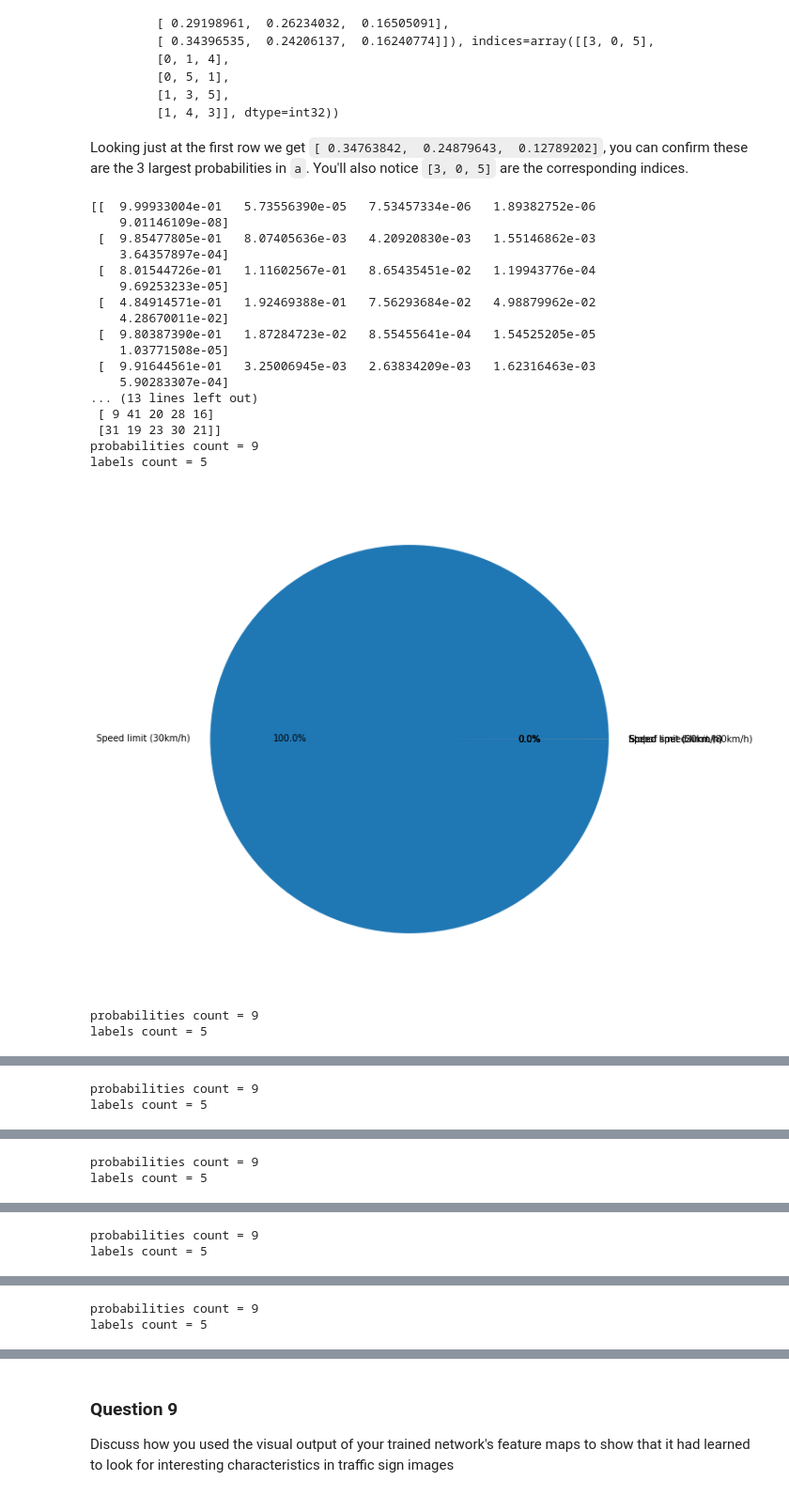
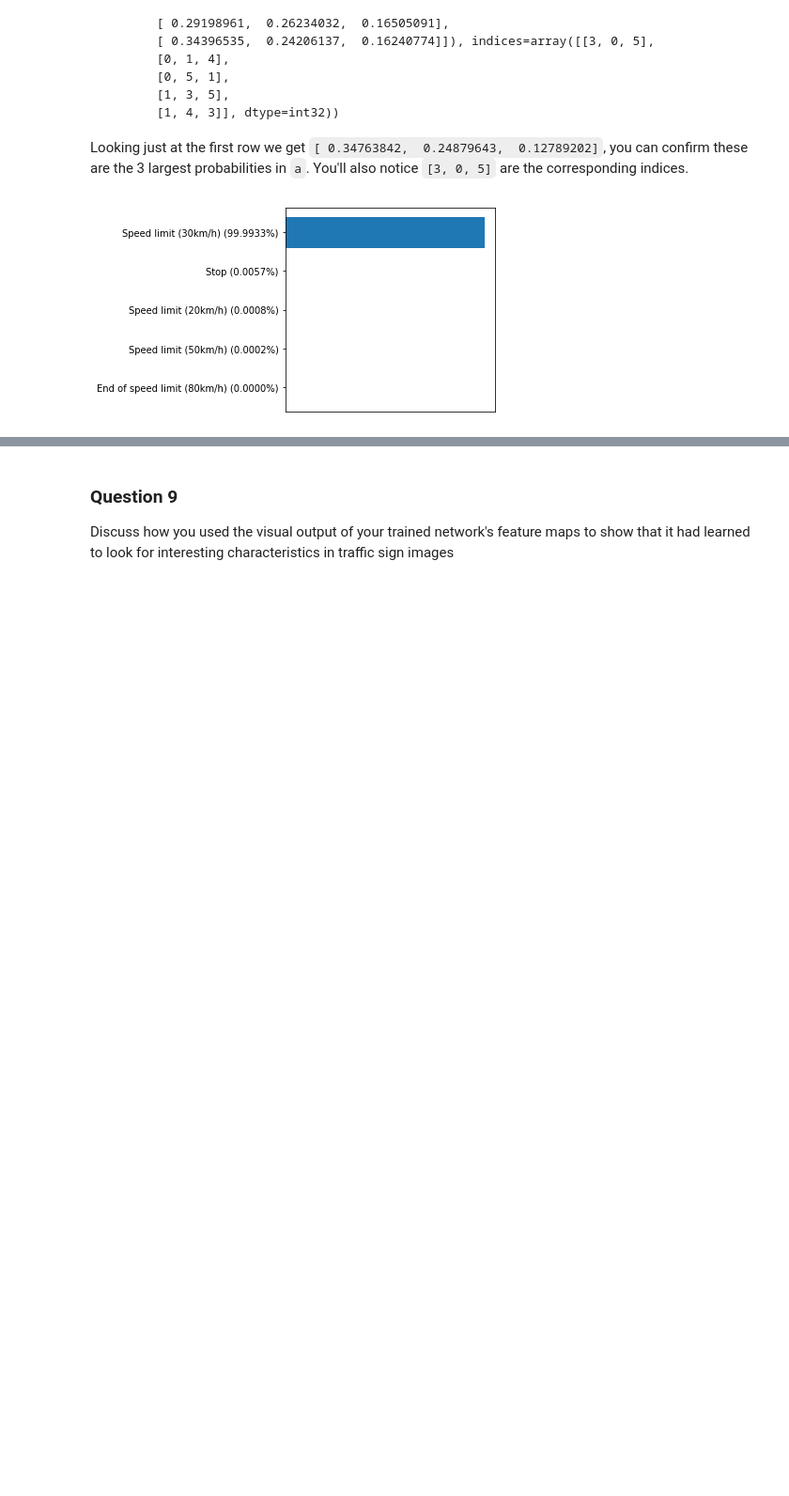
Before and after one commit to patrickmpoon/CarND-Traffic-Sign-Classifier-Project, a Jupyter notebook: Traffic_Sign_Classifier.ipynb, the cells around one changed output, grey strips where cells are left out. Shown at 94% size. Cells and saved outputs as stored; diff of their text form; code cells hidden in the pictures; blank space fills up the shorter version.

Commit message:
Used pandas to pretty format some tables

```diff
--- a/Traffic_Sign_Classifier.ipynb
+++ b/Traffic_Sign_Classifier.ipynb
@@ -144,11 +148,11 @@ The [Matplotlib](http://matplotlib.org/) [examples](http://matplotlib.org/exampl
 # %%
 # %%time
 from collections import Counter, defaultdict
-# %pdb
 
 pos = []
 codes = []
 counts = []
+matching_labels = []
 
 c = Counter()
 for i in y_train:
@@ -160,24 +164,19 @@ for idx, sign_id in enumerate(range(y_train.shape[0])):
     d[str(y_train[sign_id])].append(idx)
 
 sign_classes = sorted(d.items(), key=lambda args: len(args[1]), reverse=True)
-# raise NotImplementedError()
-
-print('Code  Count   Label')
-print('==================================================')
 
 for idx, (sign_code, indices) in enumerate(sign_classes):
     # Reverse the index position to display counts in descending order
     pos.append(n_classes - idx)
     codes.append(sign_code)
     counts.append(len(indices))
-    print('{:>3s} {:>7d}   {}'.format(sign_code, len(indices), signs[int(sign_code)]))
+    matching_labels.append(signs[int(sign_code)])
 
-plt.figure(figsize=(15, 15))
-plt.title('Image Count Distribution by Sign ID')
-plt.barh(pos, counts, align='center')
-plt.yticks(pos, codes)
-plt.xlabel('Number of images')
-plt.ylabel('Sign ID')
-plt.grid(True)
-plt.show()
+raw_data = {
+    'Sign ID': codes,
+    'Count': counts,
+    'Label': matching_labels
+}
+df = pd.DataFrame(raw_data, columns = ['Sign ID', 'Count', 'Label'])
+display(HTML(df.to_html(index=False)))
 # %% [output]
@@ -559,45 +569,32 @@ Looking just at the first row we get `[ 0.34763842,  0.24879643,  0.12789202]`,
 # %%
 ### Print out the top five softmax probabilities for the predictions on the German traffic sign images found on the web.
 ### Feel free to use as many code cells as needed.
 # %pdb
 
 top5 = tf.nn.top_k(tf.nn.softmax(logits), k=5)
 
 with tf.Session() as sess:
     saver = tf.train.Saver()
     saver.restore(sess, model_file)
 
     probabilities, values = sess.run(top5, feed_dict={x: X_new_images})
-    print(probabilities)
-    print(values)
+#     print(probabilities)
+#     print(values)
 #     print('Actual: {}'.format(y_new_images))
 
     for i, image in enumerate(X_new_images):
-        labels = [signs[v] for v in values[i]]
-        print('probabilities count = {}'.format(len(probabilities)))
-        print('labels count = {}'.format(len(labels)))
-        explode = [0, 0, 0, 0, 0]
-        plt.figure(figsize=(10, 10))
-        plt.pie(probabilities[i], labels=labels, autopct='%1.1f%%')
+        labels = ['{} ({:.4f}%)'.format(signs[v], probabilities[i][v_idx] * 100) for v_idx, v in enumerate(values[i])]
+#         explode = [0, 0, 0, 0, 0]
+#         plt.figure(figsize=(10, 10))
+#         plt.pie(probabilities[i], labels=labels, autopct='%1.1f%%')
+#         plt.show()
+        plt.figure(figsize=(4, 4))
+#         plt.title('Image Count Distribution by Sign ID')
+        plt.barh(range(5, 0, -1), probabilities[i], height=0.8, align='center')
+        plt.xticks([])
+        plt.yticks(range(5, 0, -1), labels)
+#         plt.xlabel('Probabilities')
+#         plt.ylabel('Labels')
         plt.show()
 # %% [output]
-[[  9.99933004e-01   5.73556390e-05   7.53457334e-06   1.89382752e-06
-    9.01146109e-08]
- [  9.85477805e-01   8.07405636e-03   4.20920830e-03   1.55146862e-03
-    3.64357897e-04]
- [  8.01544726e-01   1.11602567e-01   8.65435451e-02   1.19943776e-04
-    9.69253233e-05]
- [  4.84914571e-01   1.92469388e-01   7.56293684e-02   4.98879962e-02
-    4.28670011e-02]
- [  9.80387390e-01   1.87284723e-02   8.55455641e-04   1.54525205e-05
-    1.03771508e-05]
- [  9.91644561e-01   3.25006945e-03   2.63834209e-03   1.62316463e-03
-    5.90283307e-04]
-... (13 lines left out)
- [ 9 41 20 28 16]
- [31 19 23 30 21]]
-probabilities count = 9
-labels count = 5
-[figure, old version]
+[figure, new version]
-probabilities count = 9
-labels count = 5
@@ -605,2 +601,0 @@ labels count = 5
-probabilities count = 9
-labels count = 5
@@ -608,2 +602,0 @@ labels count = 5
-probabilities count = 9
-labels count = 5
@@ -611,2 +603,0 @@ labels count = 5
-probabilities count = 9
-labels count = 5
@@ -614,2 +604,0 @@ labels count = 5
-probabilities count = 9
-labels count = 5
```
Also changed, not shown: parts of 6 cells of this notebook.
